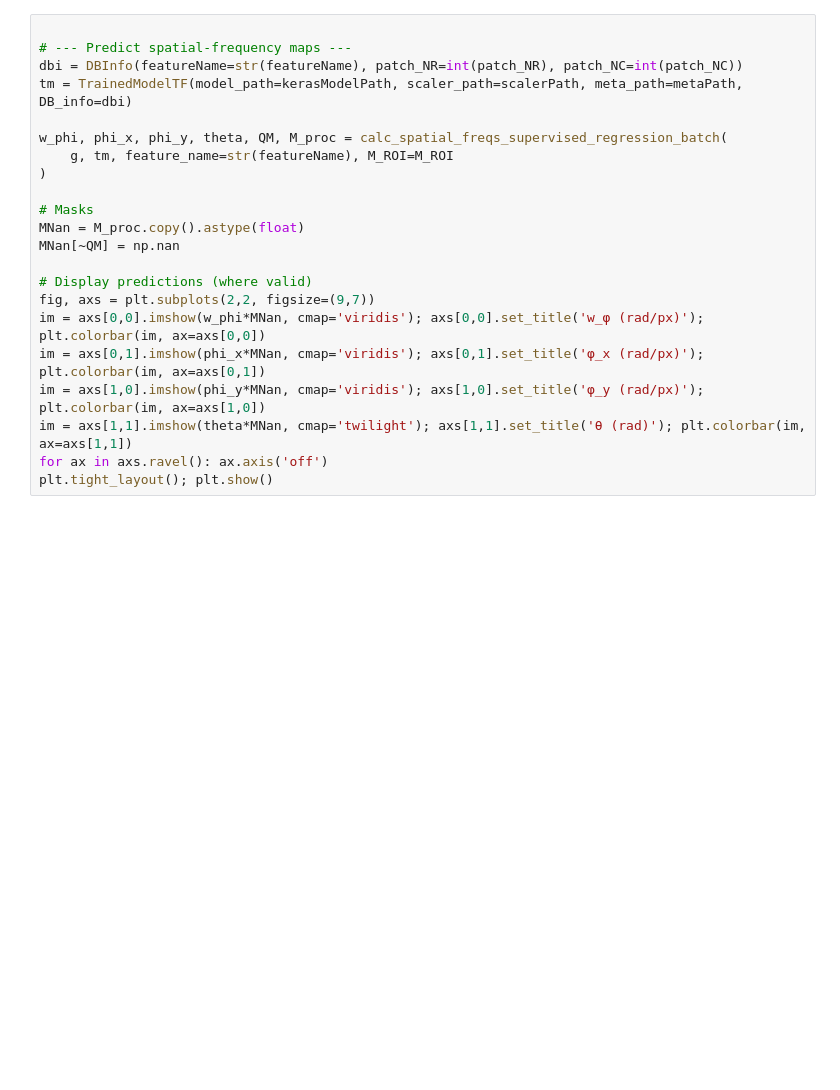
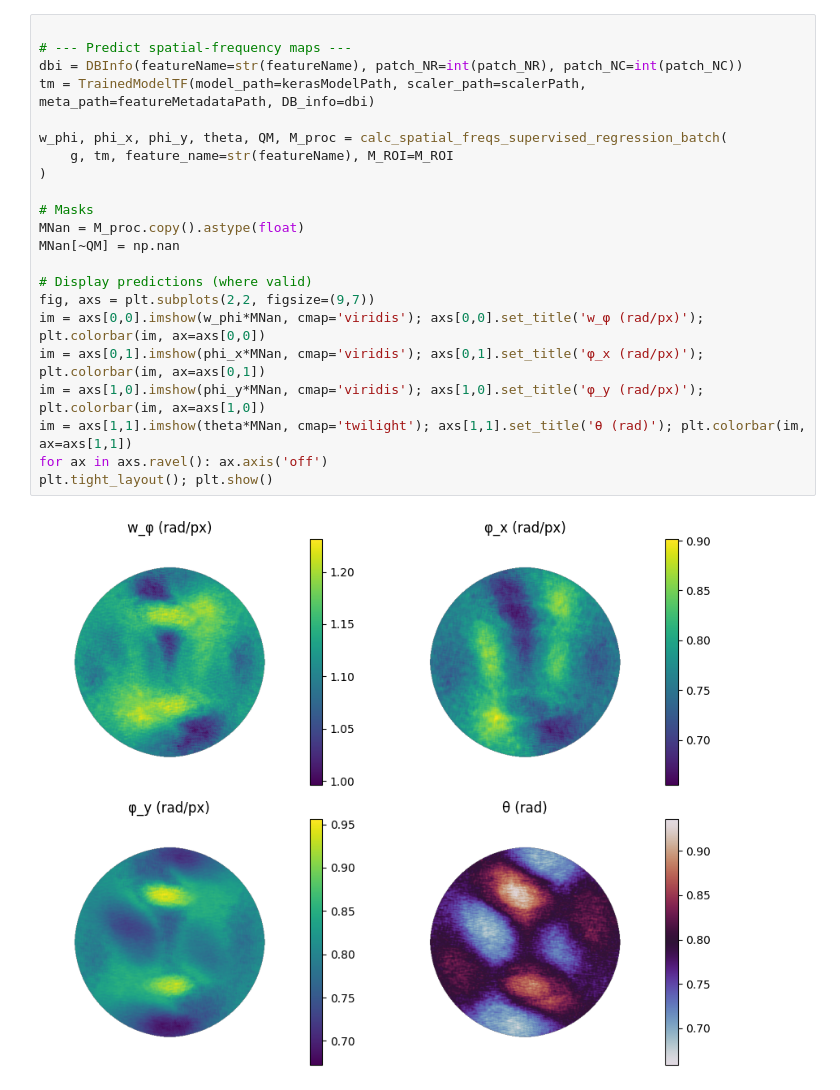
Before and after one commit to juaquiro/68_LensPMD25_INFORME-OM4M007, a Jupyter notebook: Python_src/Predict_TF_SpatialFreqs.ipynb, the cells around one changed output. Saved outputs shown, nothing was run; the diff lists cells and outputs as text; blank space fills up the shorter version.

```diff
--- a/Python_src/Predict_TF_SpatialFreqs.ipynb
+++ b/Python_src/Predict_TF_SpatialFreqs.ipynb
@@ -68,25 +140,27 @@ M_ROI = np.ones_like(g, dtype=bool)  # full image ROI
 # %%
 
 # --- Predict spatial-frequency maps ---
 dbi = DBInfo(featureName=str(featureName), patch_NR=int(patch_NR), patch_NC=int(patch_NC))
-tm = TrainedModelTF(model_path=kerasModelPath, scaler_path=scalerPath, meta_path=metaPath, DB_info=dbi)
+tm = TrainedModelTF(model_path=kerasModelPath, scaler_path=scalerPath, meta_path=featureMetadataPath, DB_info=dbi)
 
 w_phi, phi_x, phi_y, theta, QM, M_proc = calc_spatial_freqs_supervised_regression_batch(
     g, tm, feature_name=str(featureName), M_ROI=M_ROI
 )
 
 # Masks
 MNan = M_proc.copy().astype(float)
 MNan[~QM] = np.nan
 
 # Display predictions (where valid)
 fig, axs = plt.subplots(2,2, figsize=(9,7))
 im = axs[0,0].imshow(w_phi*MNan, cmap='viridis'); axs[0,0].set_title('w_φ (rad/px)'); plt.colorbar(im, ax=axs[0,0])
 im = axs[0,1].imshow(phi_x*MNan, cmap='viridis'); axs[0,1].set_title('φ_x (rad/px)'); plt.colorbar(im, ax=axs[0,1])
 im = axs[1,0].imshow(phi_y*MNan, cmap='viridis'); axs[1,0].set_title('φ_y (rad/px)'); plt.colorbar(im, ax=axs[1,0])
 im = axs[1,1].imshow(theta*MNan, cmap='twilight'); axs[1,1].set_title('θ (rad)'); plt.colorbar(im, ax=axs[1,1])
 for ax in axs.ravel(): ax.axis('off')
 plt.tight_layout(); plt.show()
+# %% [output]
+[figure, added]
 # %%
 
 # --- Histograms on valid pixels (as in MATLAB) ---
```
Also changed, not shown: parts of 6 cells of this notebook, 3 other files.
